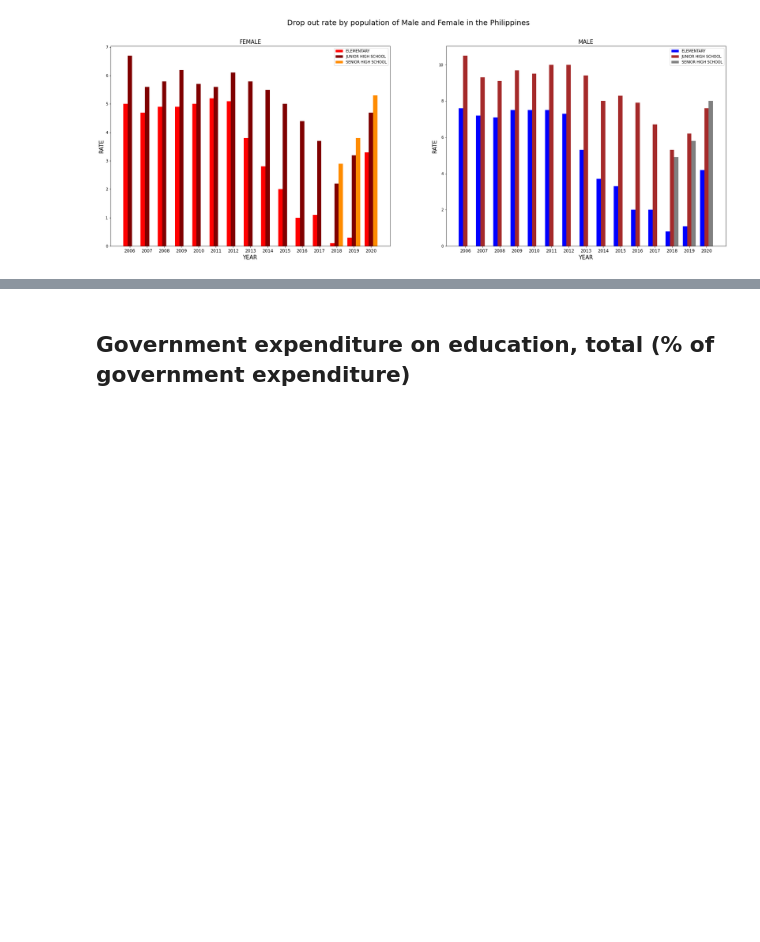
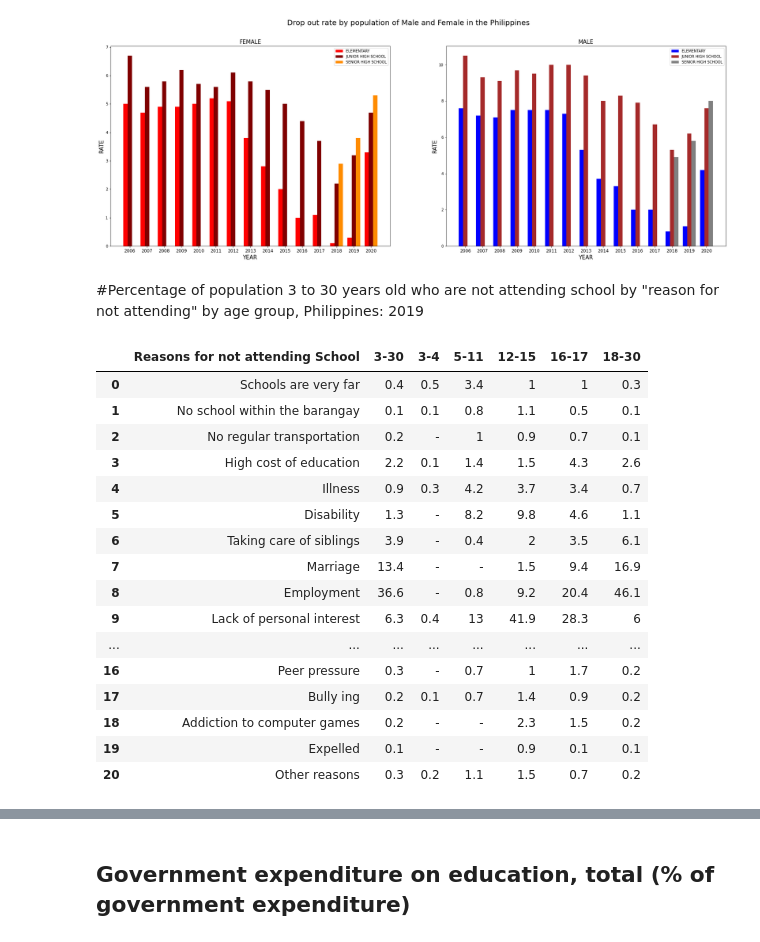
Before and after one commit to DarlynBSIT-3206/Gang-of-Greatness, a Jupyter notebook: Educational_System_Malpractice_and_Negligence_on_the_real_purpose_basis_of_education.ipynb, the cells around one changed output, grey strips where cells are left out. Cells and saved outputs as stored; diff of their text form; code cells hidden in the pictures; blank space fills up the shorter version.

```diff
--- a/Educational_System_Malpractice_and_Negligence_on_the_real_purpose_basis_of_education.ipynb
+++ b/Educational_System_Malpractice_and_Negligence_on_the_real_purpose_basis_of_education.ipynb
@@ -393,3 +393,27 @@ plt.suptitle ("Drop out rate by population of Male and Female in the Philippines
 plt.show()
 # %% [output]
 [figure]
+# %% [markdown]
+#Percentage of population 3 to 30 years old who are not attending school by "reason for not attending" by age group, Philippines: 2019
+# %%
+url = 'https://raw.githubusercontent.com/joshuagc/try/main/datasets/reasons.csv?token=GHSAT0AAAAAABVFF2XZWSN2AROMIIBABIAAYU5YHZQ'
+df = pd.read_csv(url)
+display(df.iloc[0:])
+# %% [output]
+|  | Reasons for not attending School | 3-30 | 3-4 | 5-11 | 12-15 | 16-17 | 18-30 |
+| 0 | Schools are very far | 0.4 | 0.5 | 3.4 | 1 | 1 | 0.3 |
+| 1 | No school within the barangay | 0.1 | 0.1 | 0.8 | 1.1 | 0.5 | 0.1 |
+| 2 | No regular transportation | 0.2 | - | 1 | 0.9 | 0.7 | 0.1 |
+| 3 | High cost of education | 2.2 | 0.1 | 1.4 | 1.5 | 4.3 | 2.6 |
+| 4 | Illness | 0.9 | 0.3 | 4.2 | 3.7 | 3.4 | 0.7 |
+| 5 | Disability | 1.3 | - | 8.2 | 9.8 | 4.6 | 1.1 |
+| 6 | Taking care of siblings | 3.9 | - | 0.4 | 2 | 3.5 | 6.1 |
+| 7 | Marriage | 13.4 | - | - | 1.5 | 9.4 | 16.9 |
+| 8 | Employment | 36.6 | - | 0.8 | 9.2 | 20.4 | 46.1 |
+| 9 | Lack of personal interest | 6.3 | 0.4 | 13 | 41.9 | 28.3 | 6 |
+| ... | ... | ... | ... | ... | ... | ... | ... |
+| 16 | Peer pressure | 0.3 | - | 0.7 | 1 | 1.7 | 0.2 |
+| 17 | Bully ing | 0.2 | 0.1 | 0.7 | 1.4 | 0.9 | 0.2 |
+| 18 | Addiction to computer games | 0.2 | - | - | 2.3 | 1.5 | 0.2 |
+| 19 | Expelled | 0.1 | - | - | 0.9 | 0.1 | 0.1 |
+| 20 | Other reasons | 0.3 | 0.2 | 1.1 | 1.5 | 0.7 | 0.2 |
```
Also changed, not shown: parts of 1 cell of this notebook.
